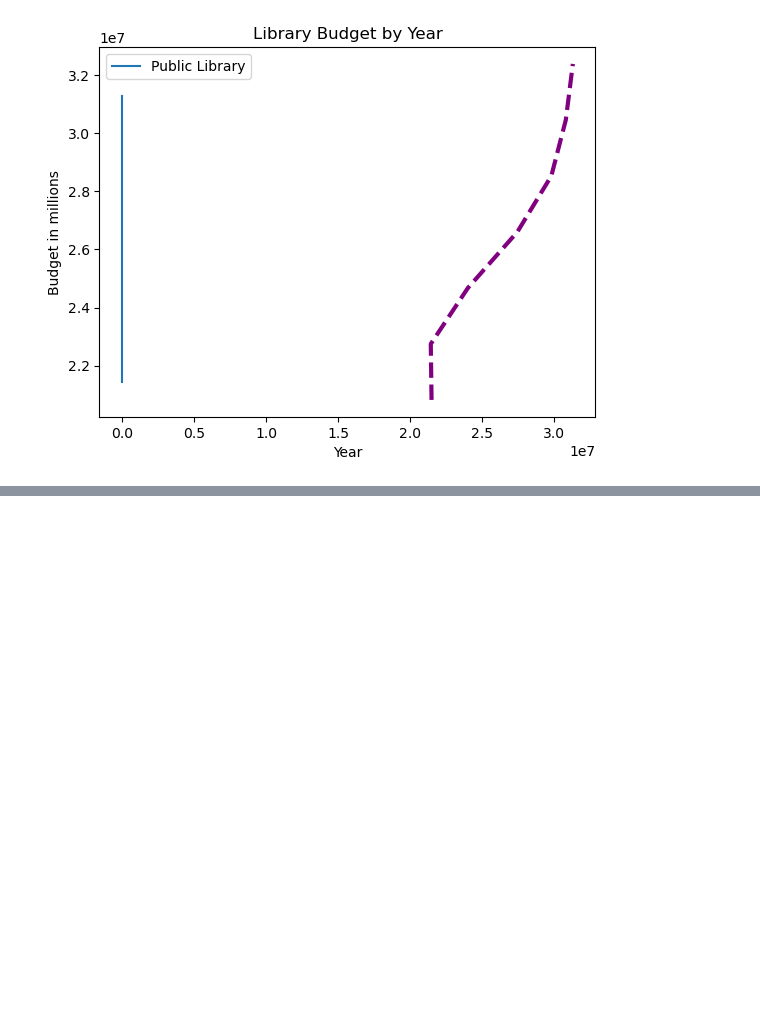
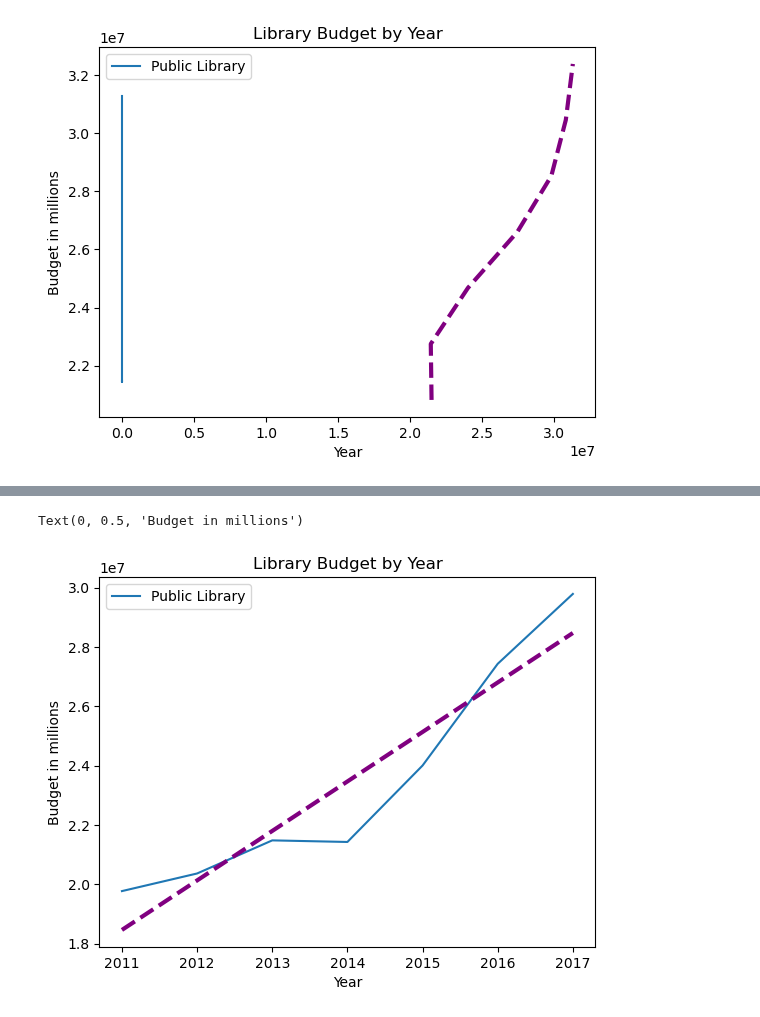
Before and after one commit to jwhankins177/capstone-budget-impact-jupyternb-python, a Jupyter notebook: notebooks/library.ipynb, the cells around one changed output, grey strips where cells are left out. Saved outputs shown, nothing was run; the diff lists cells and outputs as text; code cells hidden in the pictures; blank space fills up the shorter version.

Commit message:
graphssss done!

```diff
--- a/notebooks/library.ipynb
+++ b/notebooks/library.ipynb
@@ -207,0 +240,17 @@ Text(0, 0.5, 'Budget in millions')
+# %%
+lib_11_17 = dd1.drop([0,8,9,10,11])
+# %%
+x = lib_11_17['year']
+y = lib_11_17['Public Library']
+# %%
+lib_11_17.plot(kind='line', x = 'year', y = 'Public Library')
+# Calculate the Trendline
+z = np.polyfit(x, y, 1)
+p = np.poly1d(z)
+plt.plot(x, p(x), color="purple", linewidth=3, linestyle="--")
+plt.title('Library Budget by Year')
+plt.xlabel('Year')
+plt.ylabel('Budget in millions')
+# %% [output]
+Text(0, 0.5, 'Budget in millions')
+[figure, added]
```
Also changed, not shown: parts of 2 cells of this notebook, 4 other files.
